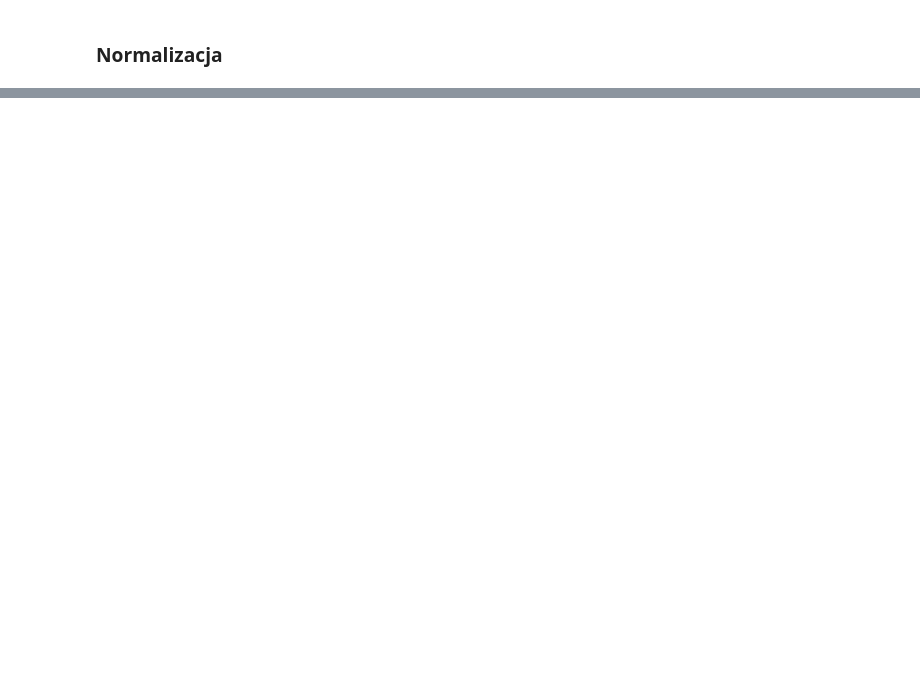
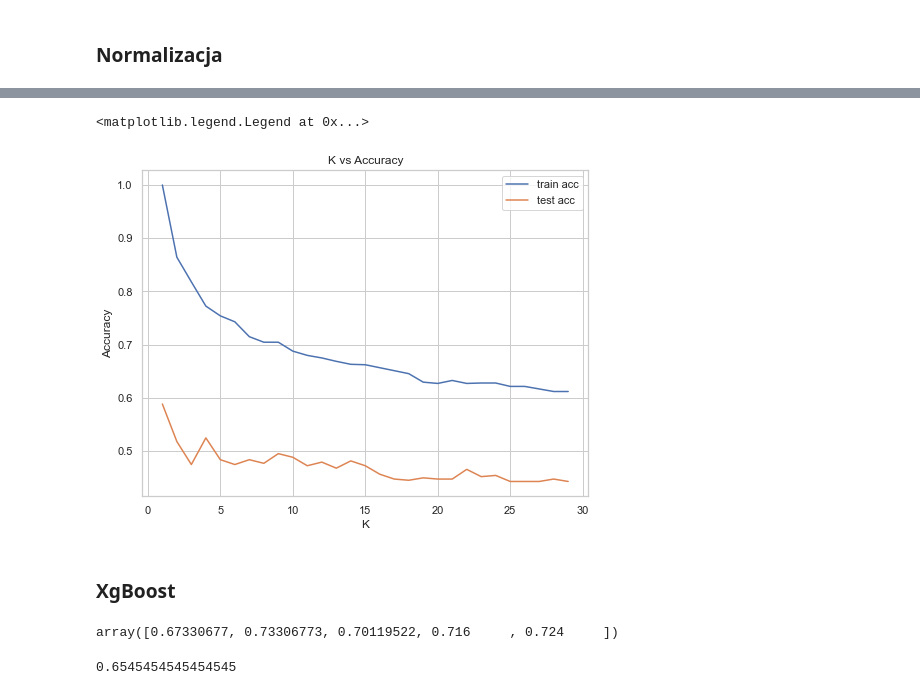
Before and after one commit to infoshareacademy/jdszr5-paradoma, a Jupyter notebook: 3_ML_project/Analiza_oversampling.ipynb, the cells around one changed output, grey strips where cells are left out. Saved outputs shown, nothing was run; the diff lists cells and outputs as text; code cells hidden in the pictures; blank space fills up the shorter version.

```diff
--- a/3_ML_project/Analiza_oversampling.ipynb
+++ b/3_ML_project/Analiza_oversampling.ipynb
@@ -280,0 +312,7 @@ X_test_std = scaler.transform(X_test_outlier)
+# %%
+# Model KNN
+
+model_KNN = KNeighborsClassifier()
+model_KNN.fit(X_train_std, y_train_outlier)
+
+cross_val_score(model_KNN, X_train_std, y_train_outlier, cv=5)
@@ -280,0 +381,8 @@ X_test_std = scaler.transform(X_test_outlier)
+# %%
+# Zastosowanie najlepszych parametrów dla modelu
+
+model_KNN_best = KNeighborsClassifier(n_neighbors=2, p=1)
+
+model_KNN_best.fit(X_train_std, y_train_outlier)
+
+cross_val_score(model_KNN_best, X_train_std, y_train_outlier, cv=5)
@@ -280,0 +422,45 @@ X_test_std = scaler.transform(X_test_outlier)
+# %%
+# Zależność accuracy od liczby sąsiadów
+
+train_acc = []
+test_acc = []
+
+for k in range(1, 30):
+
+    knn = KNeighborsClassifier(n_neighbors=k, p=2)
+    knn.fit(X_train_std, y_train_outlier)
+
+    preds = knn.predict(X_train_std)
+    score = knn.score(X_train_std, y_train_outlier)
+    train_acc.append(score)
+
+    preds2 = knn.predict(X_test_std)
+    score2 = knn.score(X_test_std, y_test_outlier)
+    test_acc.append(score2)
+# %%
+plt.figure(figsize=(8, 6))
+plt.title('K vs Accuracy')
+plt.xlabel('K')
+plt.ylabel('Accuracy')
+plt.plot(range(1,30), train_acc, label='train acc')
+plt.plot(range(1,30), test_acc, label='test acc')
+plt.legend()
+# %% [output]
+<matplotlib.legend.Legend at 0x...>
+[figure, added]
+# %% [markdown]
+### XgBoost
+# %%
+%%capture --no-display
+# XgBoost
+
+model_xgb = xgb.XGBClassifier(random_state=12)
+model_xgb.fit(X_train_std, y_train_outlier)
+
+cross_val_score(model_xgb, X_train_std, y_train_outlier, cv=5)
+# %% [output]
+array([0.67330677, 0.73306773, 0.70119522, 0.716     , 0.724     ])
+# %%
+model_xgb.score(X_test_std, y_test_outlier)
+# %% [output]
+0.6545454545454545
```
Also changed, not shown: parts of 26 cells of this notebook.
